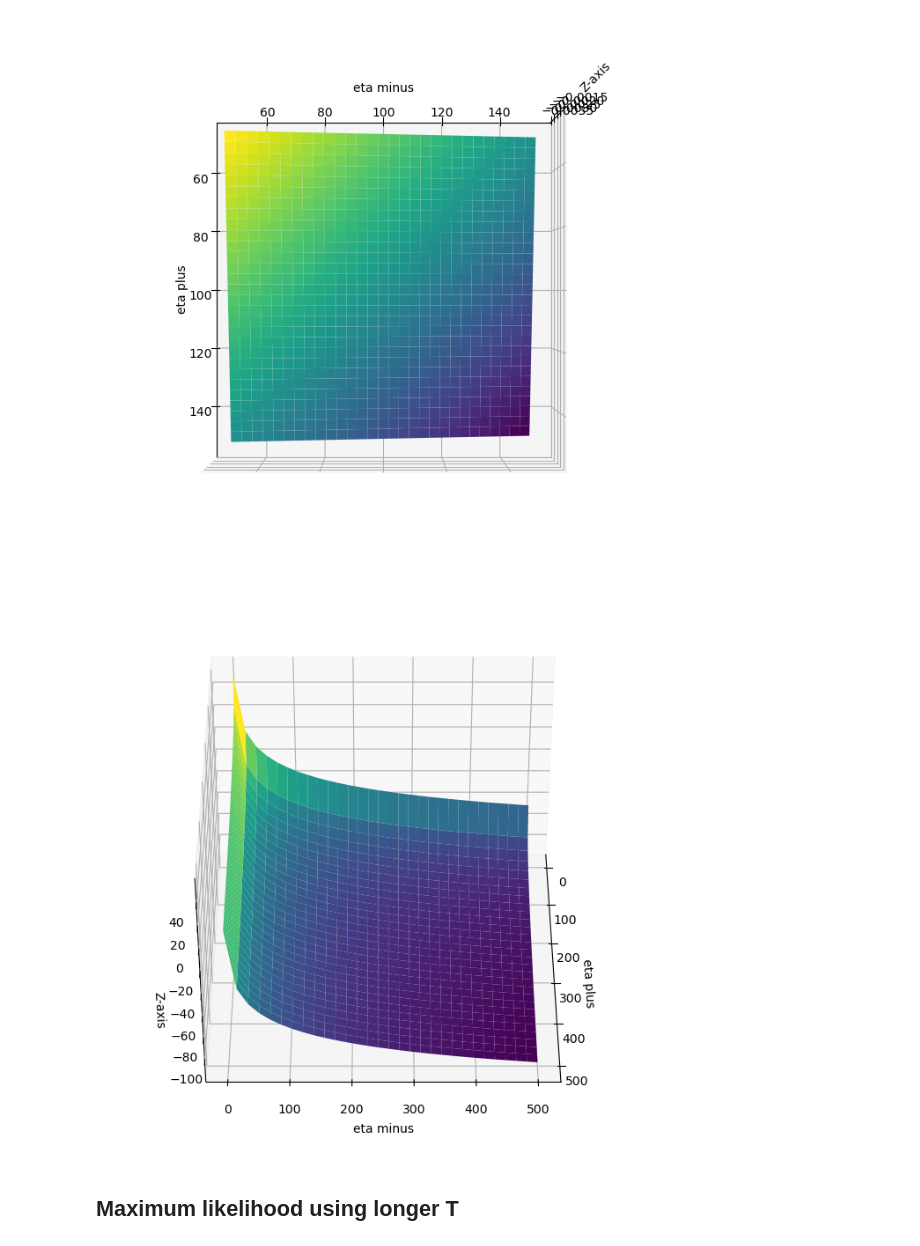
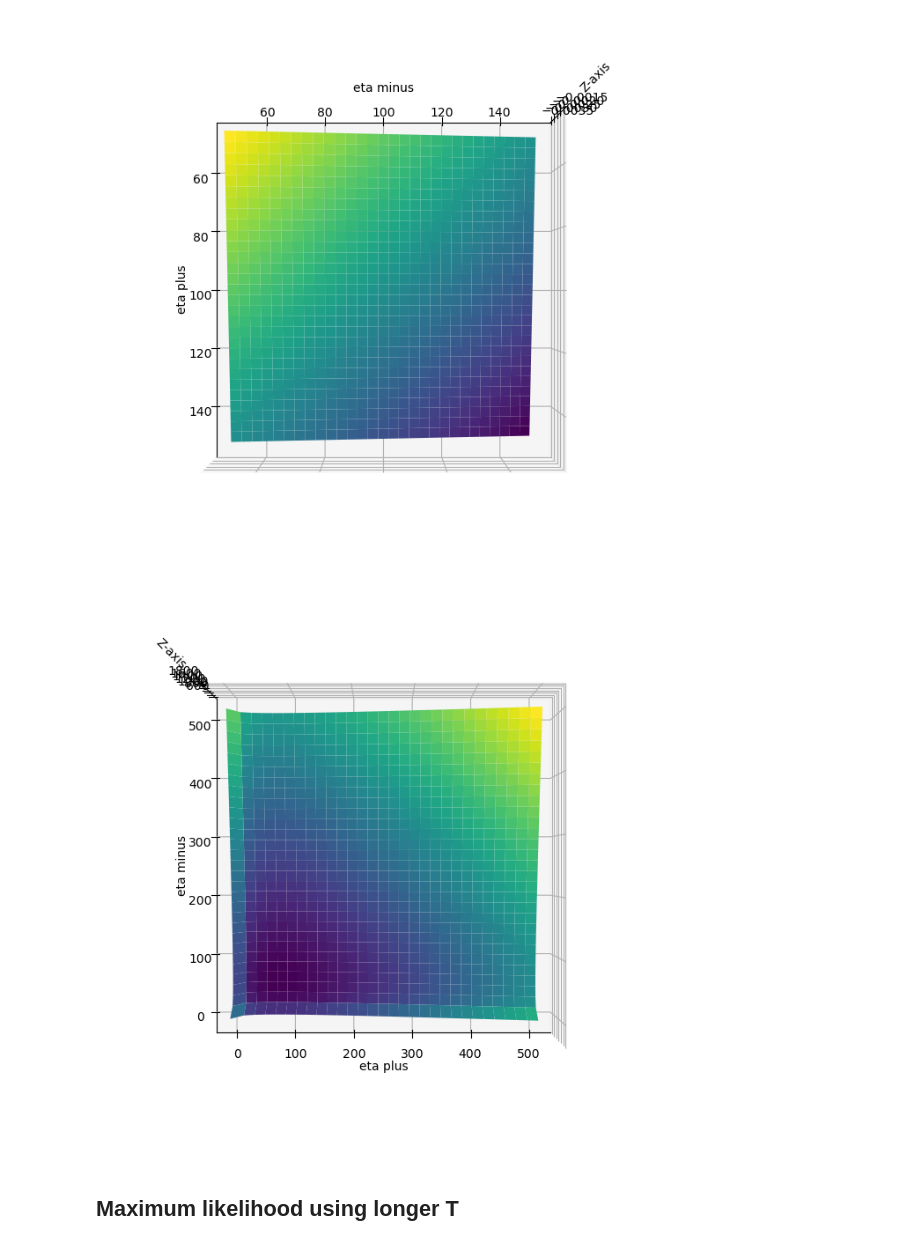
Before and after one commit to cavallofederico/marketmaking, a Jupyter notebook: alpha_signals/likelihood.ipynb, the cells around one changed output. Saved outputs shown, nothing was run; the diff lists cells and outputs as text; code cells hidden in the pictures.

```diff
--- a/alpha_signals/likelihood.ipynb
+++ b/alpha_signals/likelihood.ipynb
@@ -319,7 +319,7 @@ import numpy as np
 
 p = Parameters(**base_simulation_parameters_dict)
 p.dalpha = 30
-p.n = 200
+p.n = 10
 p.T=60
 print(p)
 results = generate_simulations_bunchs(p)
@@ -334,5 +338,5 @@ Starting to calculate h
 # %%
-l = 200
+l = 10
 # %% [markdown]
 ## Option A: Flattening of times
 # %%
@@ -1304,35 +1311,35 @@ def other_func(x):
 
     return all
 
 # Define a function for the surface
 def surface_function(x, y):
     # if np.abs(x-y) >40:
     #     return np.nan
     m= other_func(np.array([260,x,y,0.2]))
     # print(m)
     return m
 
 surface_function_vectorized = np.vectorize(surface_function)
 
 z = surface_function_vectorized(x, y)
 
 
 # Plot the surface
 fig = plt.figure(figsize=(12, 8))
 ax = fig.add_subplot(111, projection='3d')
 ax.plot_surface(x, y, z, cmap='viridis')
 # ax.scatter(x, y, z, c=z, cmap='viridis')
-ax.view_init(elev=40, azim=0)
+ax.view_init(elev=90, azim=-90)
 
 # Add labels
 ax.set_xlabel('eta plus')
 ax.set_ylabel('eta minus')
 ax.set_zlabel('Z-axis')
 
 # Show the plot
 plt.show()
 # %% [output]
-[figure, old version]
+[figure, new version]
 # %% [markdown]
 ## Maximum likelihood using longer T
 # %%
```
Also changed, not shown: parts of 4 cells of this notebook.
